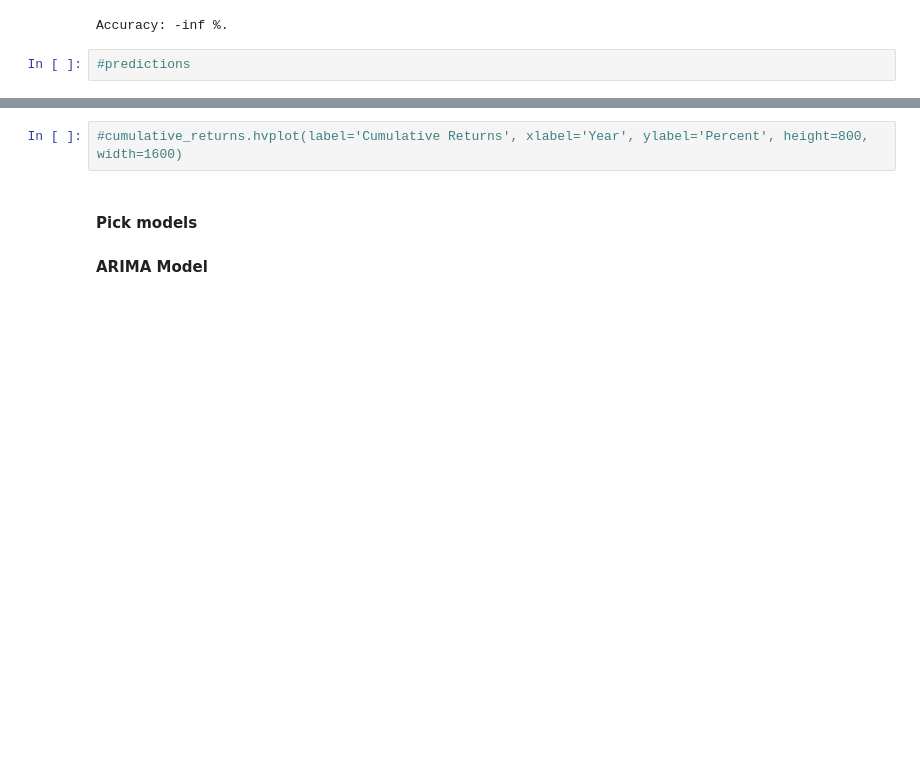
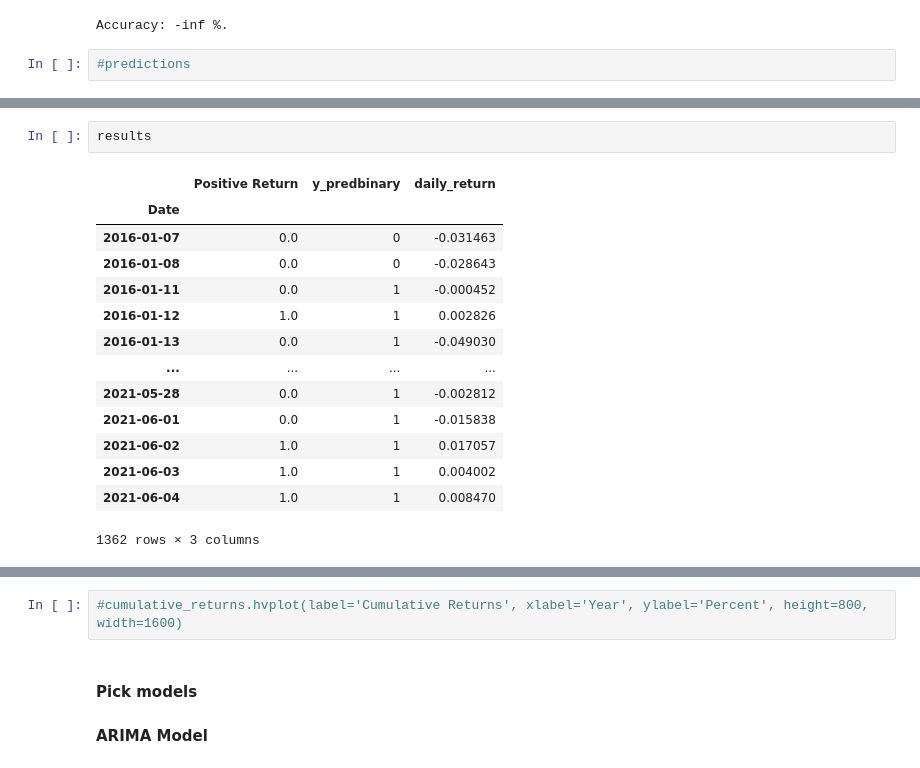
Before and after one commit to scolpan/etf_ml, a Jupyter notebook: InitialETF.ipynb, the cells around one changed output, grey strips where cells are left out. Saved outputs shown, nothing was run; the diff lists cells and outputs as text; blank space fills up the shorter version.

```diff
--- a/InitialETF.ipynb
+++ b/InitialETF.ipynb
@@ -589,0 +647,17 @@ Accuracy: -inf %.
+# %%
+results
+# %% [output]
+|  | Positive Return | y_predbinary | daily_return |
+| Date |  |  |  |
+| 2016-01-07 | 0.0 | 0 | -0.031463 |
+| 2016-01-08 | 0.0 | 0 | -0.028643 |
+| 2016-01-11 | 0.0 | 1 | -0.000452 |
+| 2016-01-12 | 1.0 | 1 | 0.002826 |
+| 2016-01-13 | 0.0 | 1 | -0.049030 |
+| ... | ... | ... | ... |
+| 2021-05-28 | 0.0 | 1 | -0.002812 |
+| 2021-06-01 | 0.0 | 1 | -0.015838 |
+| 2021-06-02 | 1.0 | 1 | 0.017057 |
+| 2021-06-03 | 1.0 | 1 | 0.004002 |
+| 2021-06-04 | 1.0 | 1 | 0.008470 |
+1362 rows × 3 columns
```
Also changed, not shown: parts of 19 cells of this notebook.
